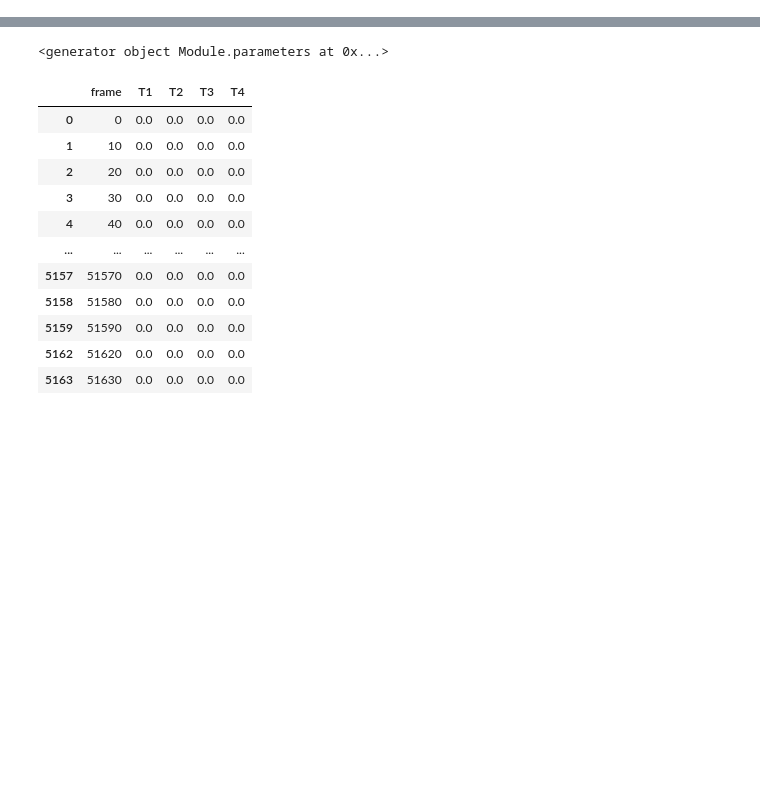
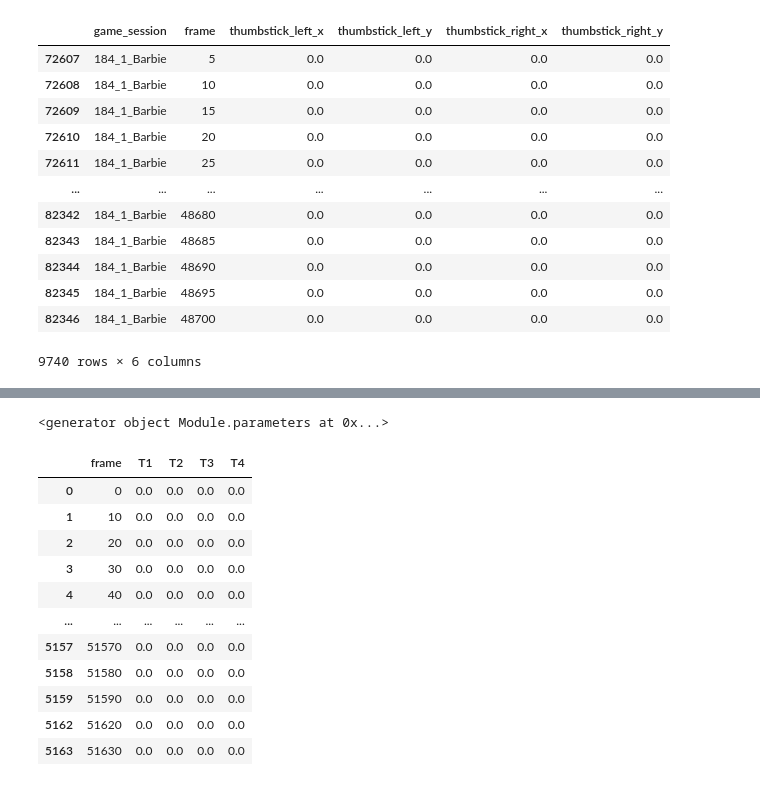
Before and after one commit to mattalajas/COMPSCI715, a Jupyter notebook: CNNRNN/practice.ipynb, the cells around one changed output, grey strips where cells are left out. Drawn from its saved outputs; the diff is of its cells as text; code cells hidden in the pictures; blank space fills up the shorter version.

```diff
--- a/CNNRNN/practice.ipynb
+++ b/CNNRNN/practice.ipynb
@@ -31,0 +147,16 @@ test_sessions = DataUtils.read_txt("/data/mala711/COMPSCI715/datasets/barbie_dem
+# %%
+df_groups.get_group(train_sessions[0])
+# %% [output]
+|  | game_session | frame | thumbstick_left_x | thumbstick_left_y | thumbstick_right_x | thumbstick_right_y |
+| 72607 | 184_1_Barbie | 5 | 0.0 | 0.0 | 0.0 | 0.0 |
+| 72608 | 184_1_Barbie | 10 | 0.0 | 0.0 | 0.0 | 0.0 |
+| 72609 | 184_1_Barbie | 15 | 0.0 | 0.0 | 0.0 | 0.0 |
+| 72610 | 184_1_Barbie | 20 | 0.0 | 0.0 | 0.0 | 0.0 |
+| 72611 | 184_1_Barbie | 25 | 0.0 | 0.0 | 0.0 | 0.0 |
+| ... | ... | ... | ... | ... | ... | ... |
+| 82342 | 184_1_Barbie | 48680 | 0.0 | 0.0 | 0.0 | 0.0 |
+| 82343 | 184_1_Barbie | 48685 | 0.0 | 0.0 | 0.0 | 0.0 |
+| 82344 | 184_1_Barbie | 48690 | 0.0 | 0.0 | 0.0 | 0.0 |
+| 82345 | 184_1_Barbie | 48695 | 0.0 | 0.0 | 0.0 | 0.0 |
+| 82346 | 184_1_Barbie | 48700 | 0.0 | 0.0 | 0.0 | 0.0 |
+9740 rows × 6 columns
```
Also changed, not shown: parts of 14 cells of this notebook, 7 other files.
